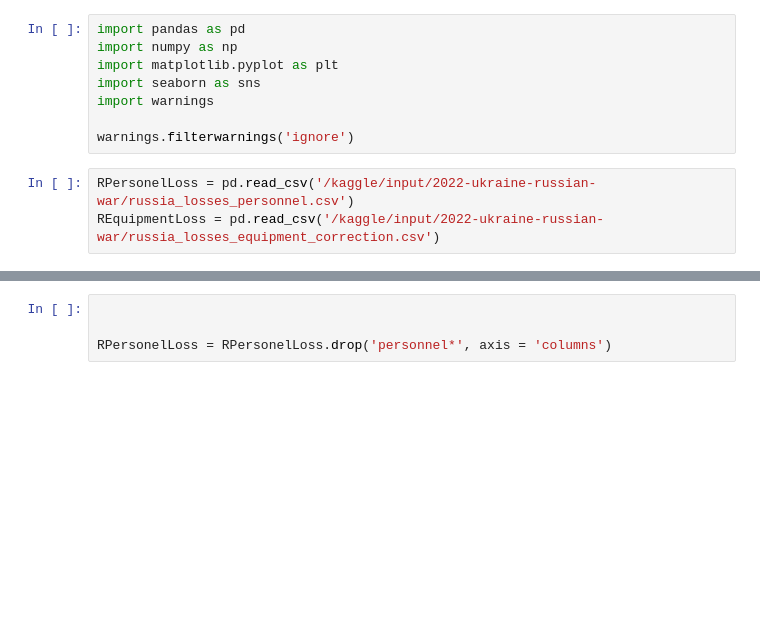
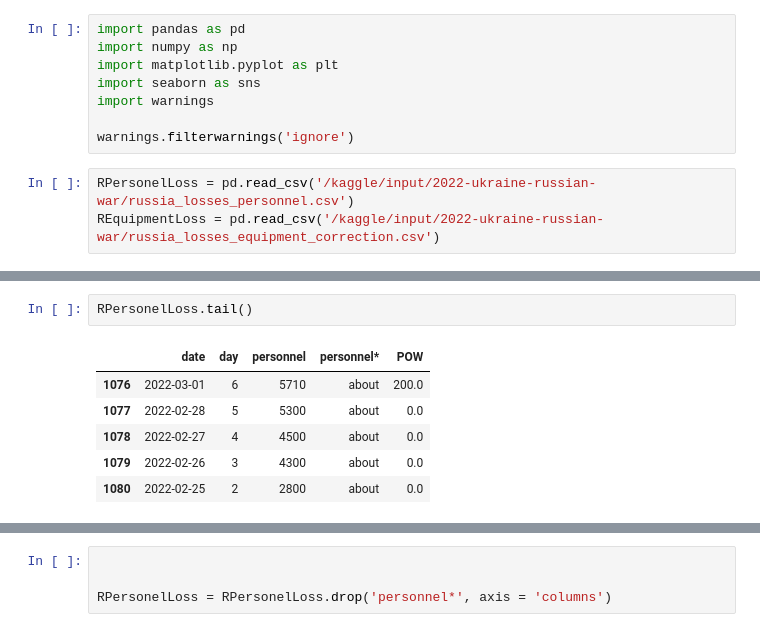
Before and after one commit to CHUPAT1/RussiaUkraineWar-Linear-Regression-, a Jupyter notebook: russiaukrainewar-cagatayyuksel.ipynb, the cells around one changed output, grey strips where cells are left out. Saved outputs shown, nothing was run; the diff lists cells and outputs as text; blank space fills up the shorter version.

```diff
--- a/russiaukrainewar-cagatayyuksel.ipynb
+++ b/russiaukrainewar-cagatayyuksel.ipynb
@@ -13,0 +29,9 @@ REquipmentLoss = pd.read_csv('/kaggle/input/2022-ukraine-russian-war/russia_loss
+# %%
+RPersonelLoss.tail()
+# %% [output]
+|  | date | day | personnel | personnel* | POW |
+| 1076 | 2022-03-01 | 6 | 5710 | about | 200.0 |
+| 1077 | 2022-02-28 | 5 | 5300 | about | 0.0 |
+| 1078 | 2022-02-27 | 4 | 4500 | about | 0.0 |
+| 1079 | 2022-02-26 | 3 | 4300 | about | 0.0 |
+| 1080 | 2022-02-25 | 2 | 2800 | about | 0.0 |
```
Also changed, not shown: parts of 12 cells of this notebook.
